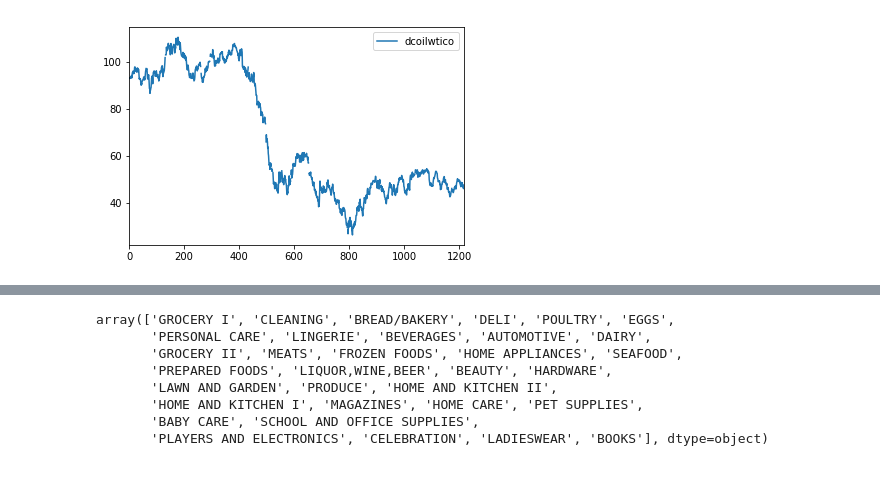
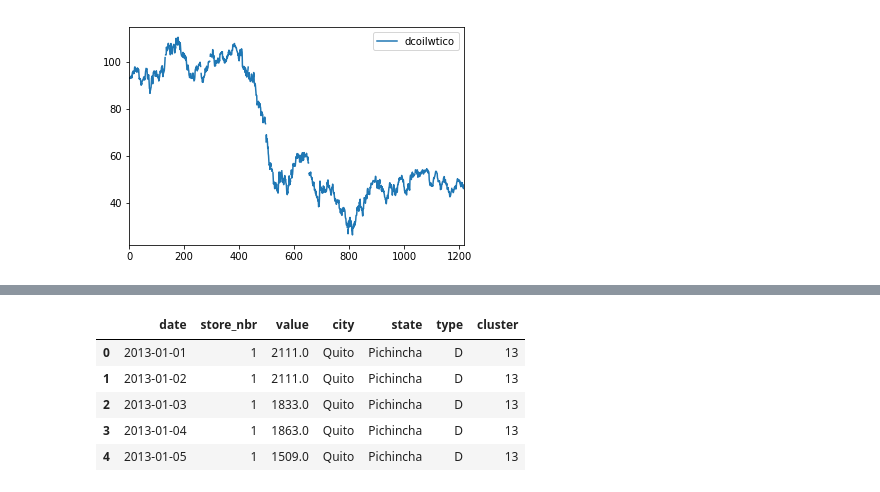
Before and after one commit to erstrong/FavoritaGrocery, a Jupyter notebook: EDA-RK.ipynb, the cells around one changed output, grey strips where cells are left out. Saved outputs shown, nothing was run; the diff lists cells and outputs as text; code cells hidden in the pictures.

```diff
--- a/EDA-RK.ipynb
+++ b/EDA-RK.ipynb
@@ -48,14 +37,3 @@ holidays[holidays.transferred==True]
 stores=pd.read_csv('stores.csv')
 # %%
 items=pd.read_csv('items.csv')
-# %%
-items.family.unique()
-# %% [output]
-array(['GROCERY I', 'CLEANING', 'BREAD/BAKERY', 'DELI', 'POULTRY', 'EGGS',
-       'PERSONAL CARE', 'LINGERIE', 'BEVERAGES', 'AUTOMOTIVE', 'DAIRY',
-       'GROCERY II', 'MEATS', 'FROZEN FOODS', 'HOME APPLIANCES', 'SEAFOOD',
-       'PREPARED FOODS', 'LIQUOR,WINE,BEER', 'BEAUTY', 'HARDWARE',
-       'LAWN AND GARDEN', 'PRODUCE', 'HOME AND KITCHEN II',
-       'HOME AND KITCHEN I', 'MAGAZINES', 'HOME CARE', 'PET SUPPLIES',
-       'BABY CARE', 'SCHOOL AND OFFICE SUPPLIES',
-       'PLAYERS AND ELECTRONICS', 'CELEBRATION', 'LADIESWEAR', 'BOOKS'], dtype=object)
@@ -61,0 +43,13 @@ array(['GROCERY I', 'CLEANING', 'BREAD/BAKERY', 'DELI', 'POULTRY', 'EGGS',
+# %%
+# Transactions made on holidays
+trans=transactions.melt(id_vars='date')
+trans=trans.rename(columns={'variable':'store_nbr'})
+trans['store_nbr']=trans['store_nbr'].astype(int)
+trans=trans.merge(stores, on='store_nbr',how='left')
+# %% [output]
+|  | date | store_nbr | value | city | state | type | cluster |
+| 0 | 2013-01-01 | 1 | 2111.0 | Quito | Pichincha | D | 13 |
+| 1 | 2013-01-02 | 1 | 2111.0 | Quito | Pichincha | D | 13 |
+| 2 | 2013-01-03 | 1 | 1833.0 | Quito | Pichincha | D | 13 |
+| 3 | 2013-01-04 | 1 | 1863.0 | Quito | Pichincha | D | 13 |
+| 4 | 2013-01-05 | 1 | 1509.0 | Quito | Pichincha | D | 13 |
```
Also changed, not shown: parts of 21 cells of this notebook, 1 other file.
